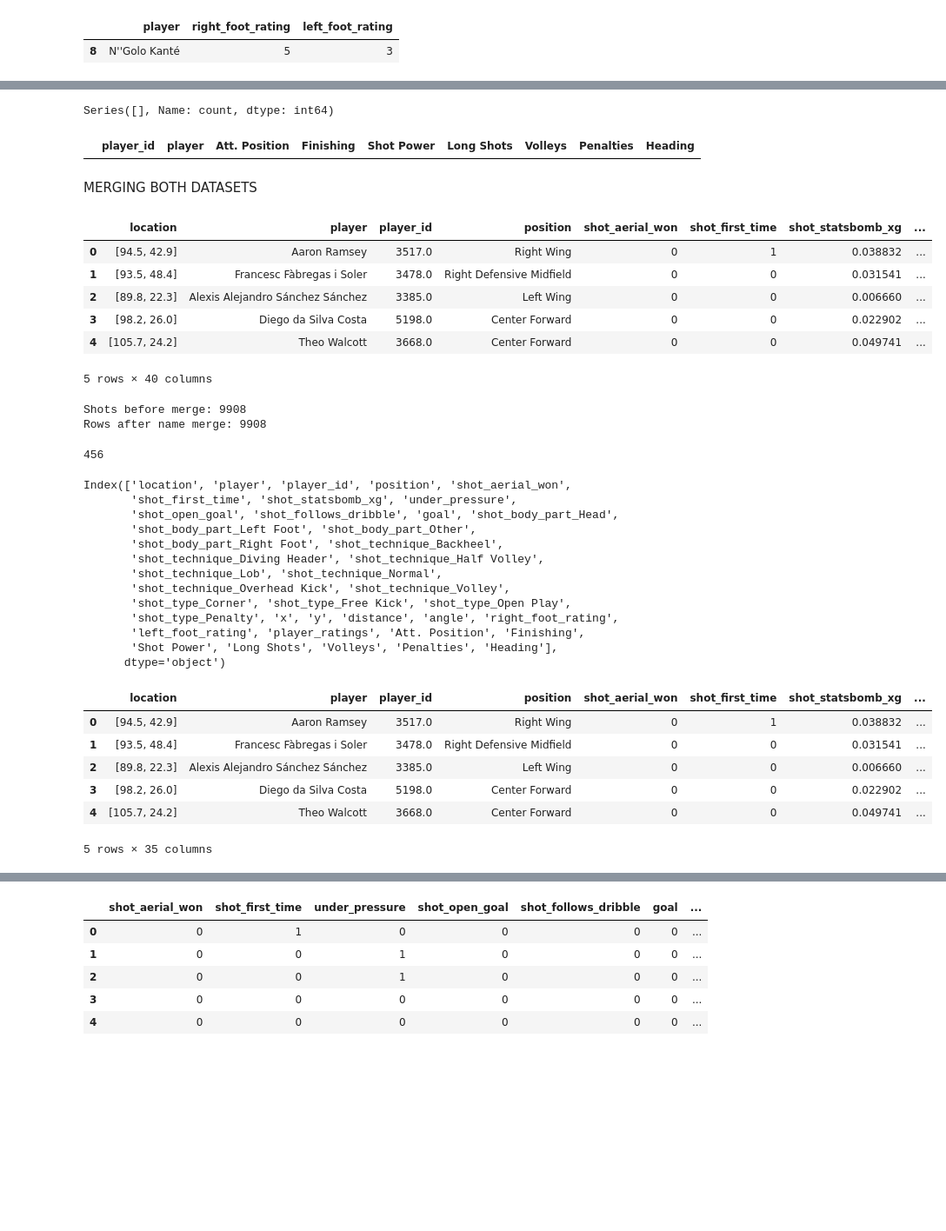
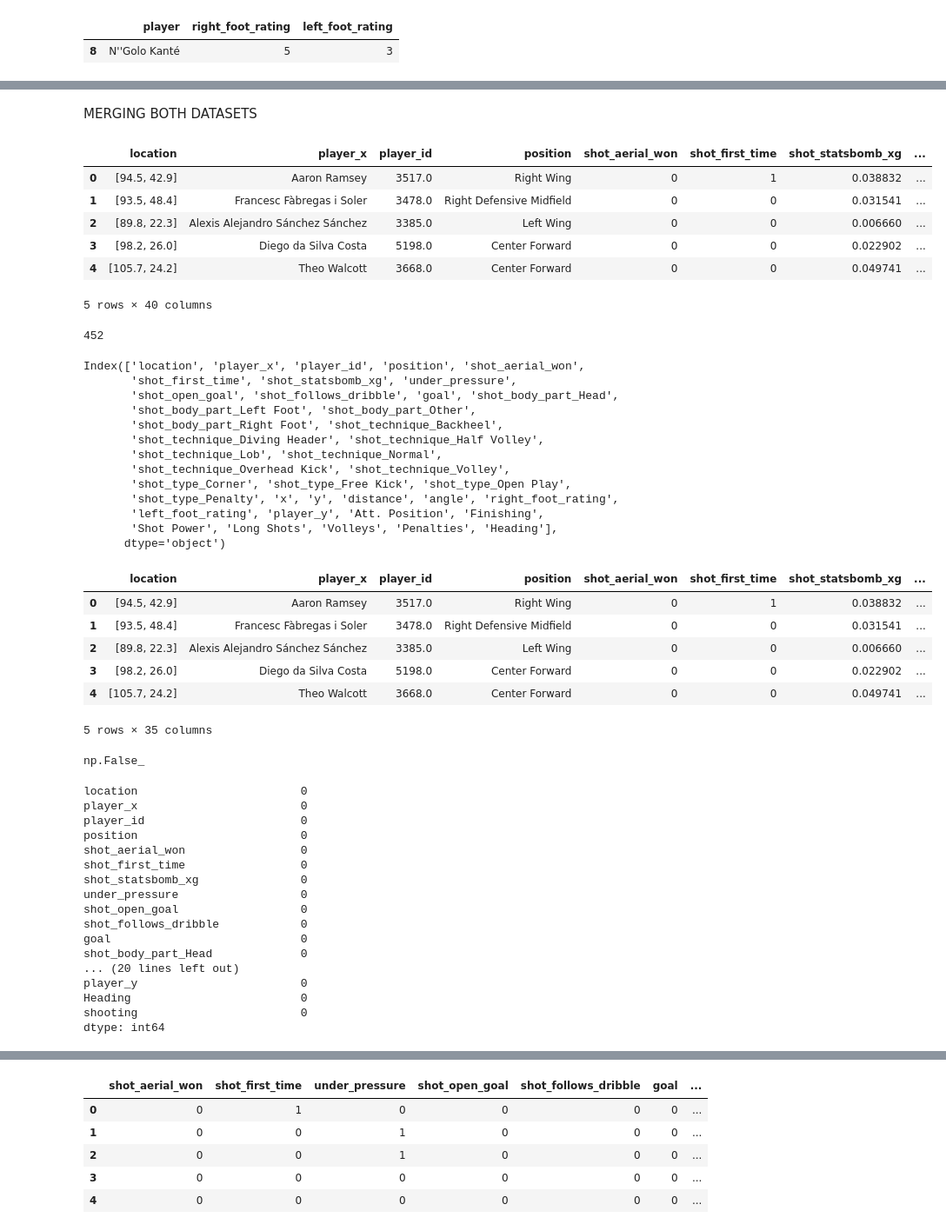
Before and after one commit to nanakwamekankam/xG, a Jupyter notebook: Notebooks/Model C: xG_player_body_part .ipynb, the cells around one changed output, grey strips where cells are left out. Shown at 87% size. Drawn from its saved outputs; the diff is of its cells as text; code cells hidden in the pictures; blank space fills up the shorter version.

```diff
--- a/Notebooks/Model C: xG_player_body_part .ipynb
+++ b/Notebooks/Model C: xG_player_body_part .ipynb
@@ -147,13 +141,14 @@ for pattern in problem_patterns:
 | 8 | N''Golo Kanté | 5 | 3 |
 # %%
 preferred_foot_name_map = {
-    "Fernando Luiz Roza": "Fernando Luiz Rosa",
-    "Yann Gérard M'Vila": "Yann Gérard M''Vila",
-    "Eunan O'Kane": "Eunan O''Kane",
-    "N'Golo Kanté": "N''Golo Kanté",
+    "Fernando Luiz Rosa": "Fernando Luiz Roza",
+    "Yann Gérard M''Vila": "Yann Gérard M'Vila",
+    "Eunan O''Kane": "Eunan O'Kane",
+    "N''Golo Kanté": "N'Golo Kanté",
 }
 
 feet["player"] = feet["player"].replace(preferred_foot_name_map)
+shots["player"] = shots["player"].replace(preferred_foot_name_map)
 # %%
 missing_ids = (
     shots.loc[
@@ -175,55 +168,26 @@ Players missing preferred-foot ratings: 4
-# %%
-print(
-    players["player"]
-    .value_counts()
-    .loc[lambda x: x > 1]
-)
-# %% [output]
-Series([], Name: count, dtype: int64)
-# %%
-duplicate_players = players[
-    players.duplicated("player", keep=False)
-].sort_values("player")
-
-display(duplicate_players)
-# %% [output]
-|  | player_id | player | Att. Position | Finishing | Shot Power | Long Shots | Volleys | Penalties | Heading |
 # %% [markdown]
 MERGING BOTH DATASETS
 # %%
 shots_extended= pd.merge(shots, feet, on='player', how='left', validate="many_to_one")
-shots_extended= pd.merge(shots_extended, players, on='player_id', how='left', validate="many_to_one", suffixes=("", "_ratings"))
+shots_extended= pd.merge(shots_extended, players, on='player_id', how='left', validate="many_to_one")
 
 shots_extended.head()
 # %% [output]
-|  | location | player | player_id | position | shot_aerial_won | shot_first_time | shot_statsbomb_xg | ... |
+|  | location | player_x | player_id | position | shot_aerial_won | shot_first_time | shot_statsbomb_xg | ... |
 | 0 | [94.5, 42.9] | Aaron Ramsey | 3517.0 | Right Wing | 0 | 1 | 0.038832 | ... |
 | 1 | [93.5, 48.4] | Francesc Fàbregas i Soler | 3478.0 | Right Defensive Midfield | 0 | 0 | 0.031541 | ... |
 | 2 | [89.8, 22.3] | Alexis Alejandro Sánchez Sánchez | 3385.0 | Left Wing | 0 | 0 | 0.006660 | ... |
 | 3 | [98.2, 26.0] | Diego da Silva Costa | 5198.0 | Center Forward | 0 | 0 | 0.022902 | ... |
 | 4 | [105.7, 24.2] | Theo Walcott | 3668.0 | Center Forward | 0 | 0 | 0.049741 | ... |
 5 rows × 40 columns
-# %%
-print("Shots before merge:", len(shots))
-
-test_merge = shots.merge(
-    players,
-    on="player",
-    how="left"
-)
-
-print("Rows after name merge:", len(test_merge))
-# %% [output]
-Shots before merge: 9908
-Rows after name merge: 9908
 # %%
-shots_extended['player'].nunique()
+shots_extended['player_x'].nunique()
 # %% [output]
-456
+452
 # %%
 shots_extended.columns
 # %% [output]
-Index(['location', 'player', 'player_id', 'position', 'shot_aerial_won',
+Index(['location', 'player_x', 'player_id', 'position', 'shot_aerial_won',
        'shot_first_time', 'shot_statsbomb_xg', 'under_pressure',
        'shot_open_goal', 'shot_follows_dribble', 'goal', 'shot_body_part_Head',
        'shot_body_part_Left Foot', 'shot_body_part_Other',
@@ -233,7 +197,7 @@ Index(['location', 'player', 'player_id', 'position', 'shot_aerial_won',
        'shot_technique_Overhead Kick', 'shot_technique_Volley',
        'shot_type_Corner', 'shot_type_Free Kick', 'shot_type_Open Play',
        'shot_type_Penalty', 'x', 'y', 'distance', 'angle', 'right_foot_rating',
-       'left_foot_rating', 'player_ratings', 'Att. Position', 'Finishing',
+       'left_foot_rating', 'player_y', 'Att. Position', 'Finishing',
        'Shot Power', 'Long Shots', 'Volleys', 'Penalties', 'Heading'],
       dtype='object')
 # %%
@@ -241,13 +205,37 @@ shots_extended["shooting"] = (shots_extended["Att. Position"] + shots_extended["
 shots_extended.drop(['Att. Position', 'Finishing', 'Shot Power', 'Long Shots', 'Volleys', 'Penalties'], axis=1, inplace=True)
 shots_extended.head()
 # %% [output]
-|  | location | player | player_id | position | shot_aerial_won | shot_first_time | shot_statsbomb_xg | ... |
+|  | location | player_x | player_id | position | shot_aerial_won | shot_first_time | shot_statsbomb_xg | ... |
 | 0 | [94.5, 42.9] | Aaron Ramsey | 3517.0 | Right Wing | 0 | 1 | 0.038832 | ... |
 | 1 | [93.5, 48.4] | Francesc Fàbregas i Soler | 3478.0 | Right Defensive Midfield | 0 | 0 | 0.031541 | ... |
 | 2 | [89.8, 22.3] | Alexis Alejandro Sánchez Sánchez | 3385.0 | Left Wing | 0 | 0 | 0.006660 | ... |
 | 3 | [98.2, 26.0] | Diego da Silva Costa | 5198.0 | Center Forward | 0 | 0 | 0.022902 | ... |
 | 4 | [105.7, 24.2] | Theo Walcott | 3668.0 | Center Forward | 0 | 0 | 0.049741 | ... |
 5 rows × 35 columns
+# %%
+shots_extended.isna().values.any()
+# %% [output]
+np.False_
+# %%
+shots_extended.isna().sum()
+# %% [output]
+location                        0
+player_x                        0
+player_id                       0
+position                        0
+shot_aerial_won                 0
+shot_first_time                 0
+shot_statsbomb_xg               0
+under_pressure                  0
+shot_open_goal                  0
+shot_follows_dribble            0
+goal                            0
+shot_body_part_Head             0
+... (20 lines left out)
+player_y                        0
+Heading                         0
+shooting                        0
+dtype: int64
 # %%
 shots_extended['body_part_rating'] = None
 for index, row in shots_extended.iterrows():
```
Also changed, not shown: parts of 43 cells of this notebook, 1 other file.
